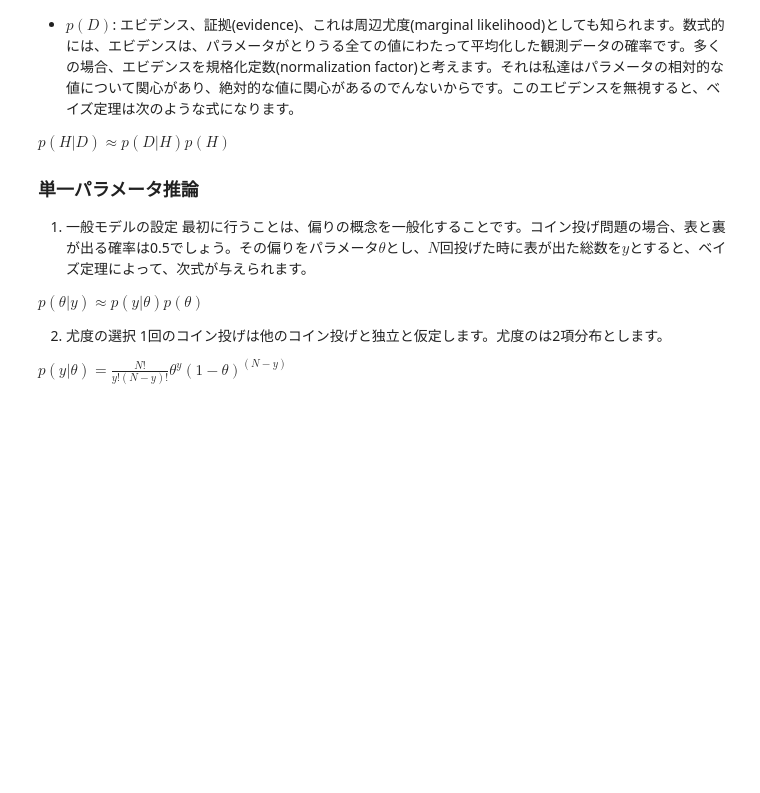
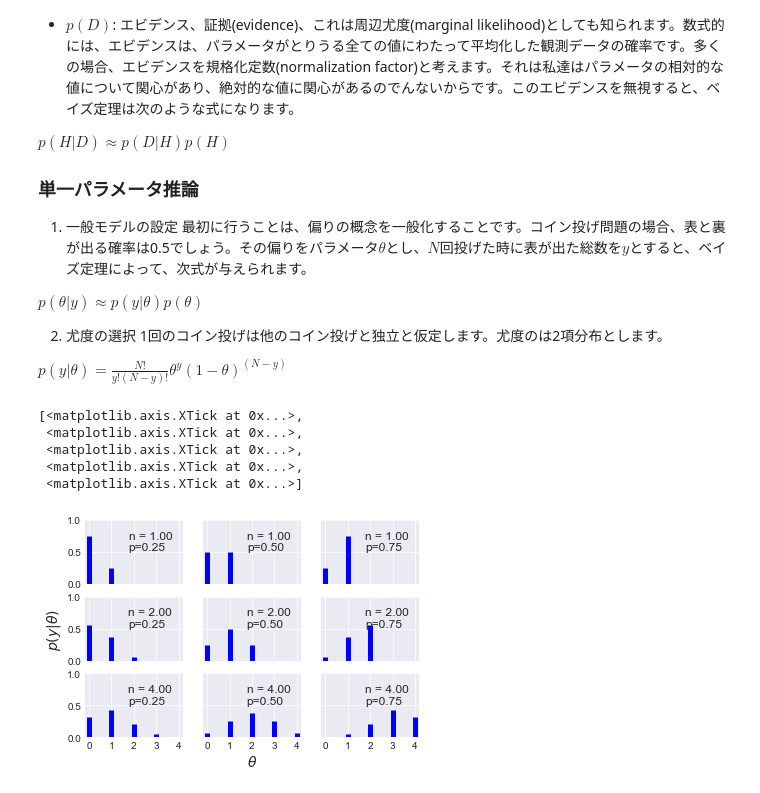
Before and after one commit to honalele/Bayesian-Modeling-With-Python, a Jupyter notebook: 6_baysian_inferece.ipynb, the cells around one changed output. Drawn from its saved outputs; the diff is of its cells as text; code cells hidden in the pictures; blank space fills up the shorter version.

```diff
--- a/6_baysian_inferece.ipynb
+++ b/6_baysian_inferece.ipynb
@@ -77,3 +77,37 @@ $
 $
 p(y|\theta) = \frac{N!}{y!(N-y)!}\theta^y(1-\theta)^{(N-y)}
 $
+# %%
+import numpy as np
+import matplotlib.pyplot as plt
+from scipy import stats
+import seaborn as sns
+plt.style.use('seaborn-darkgrid')
+%matplotlib inline
+
+n_params = [1, 2, 4]
+p_params = [0.25, 0.5, 0.75]
+
+x = np.arange(0, max(n_params)+1)
+f, ax = plt.subplots(len(n_params), len(p_params), sharex=True, sharey=True)
+for i in range(3):
+    for j in range(3):
+        n = n_params[i]
+        p = p_params[j]
+
+        y = stats.binom(n=n, p=p).pmf(x)
+        ax[i,j].vlines(x, 0, y, colors='b', lw=5)
+        ax[i,j].set_ylim(0,1)
+        ax[i,j].plot(0,0, label="n = {:3.2f}\np={:3.2f}".format(n,p), alpha=0)
+        ax[i,j].legend(fontsize=12)
+
+ax[2,1].set_xlabel('$\\theta$', fontsize=14)
+ax[1,0].set_ylabel('$p(y|\\theta)$', fontsize=14)
+ax[0,0].set_xticks(x)
+# %% [output]
+[<matplotlib.axis.XTick at 0x...>,
+ <matplotlib.axis.XTick at 0x...>,
+ <matplotlib.axis.XTick at 0x...>,
+ <matplotlib.axis.XTick at 0x...>,
+ <matplotlib.axis.XTick at 0x...>]
+[figure, added]
```
Also changed, not shown: parts of 2 cells of this notebook.
